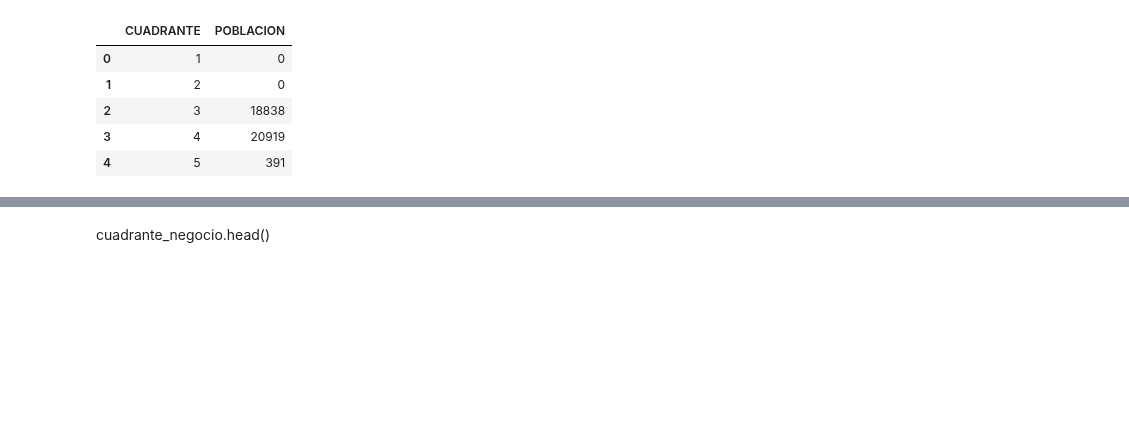
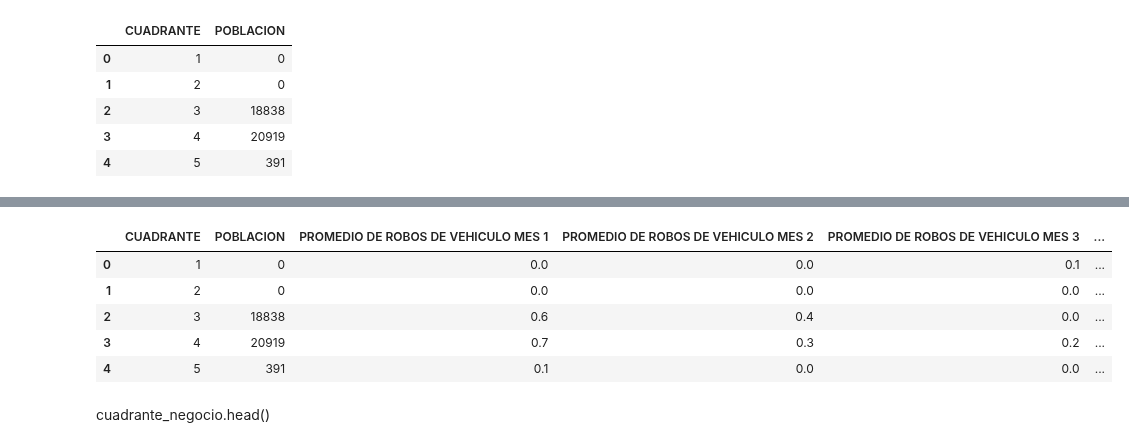
Before and after one commit to CLA-TI3001C-AD2025-G100/A01563230-EDA, a Jupyter notebook: FICOSEC.ipynb, the cells around one changed output, grey strips where cells are left out. Cells and saved outputs as stored; diff of their text form; code cells hidden in the pictures; blank space fills up the shorter version.

```diff
--- a/FICOSEC.ipynb
+++ b/FICOSEC.ipynb
@@ -422,3 +438,14 @@ cuadrantes_vehiculos.head()
+# %%
+columnas_a_conservar = ['CUADRANTE', 'POBLACION'] + [f'PROMEDIO DE ROBOS DE VEHICULO MES {mes}' for mes in range(1, 13)]
+cuadrantes_vehiculos = cuadrantes_vehiculos[columnas_a_conservar]
+cuadrantes_vehiculos.head()
+# %% [output]
+|  | CUADRANTE | POBLACION | PROMEDIO DE ROBOS DE VEHICULO MES 1 | PROMEDIO DE ROBOS DE VEHICULO MES 2 | PROMEDIO DE ROBOS DE VEHICULO MES 3 | ... |
+| 0 | 1 | 0 | 0.0 | 0.0 | 0.1 | ... |
+| 1 | 2 | 0 | 0.0 | 0.0 | 0.0 | ... |
+| 2 | 3 | 18838 | 0.6 | 0.4 | 0.0 | ... |
+| 3 | 4 | 20919 | 0.7 | 0.3 | 0.2 | ... |
+| 4 | 5 | 391 | 0.1 | 0.0 | 0.0 | ... |
 # %%
 # exportar cuadrantes_vehiculos a un archivo csv
 cuadrantes_vehiculos.to_csv("cuadrantes_vehiculos.csv", index=False)
```
Also changed, not shown: parts of 21 cells of this notebook, 3 other files.
